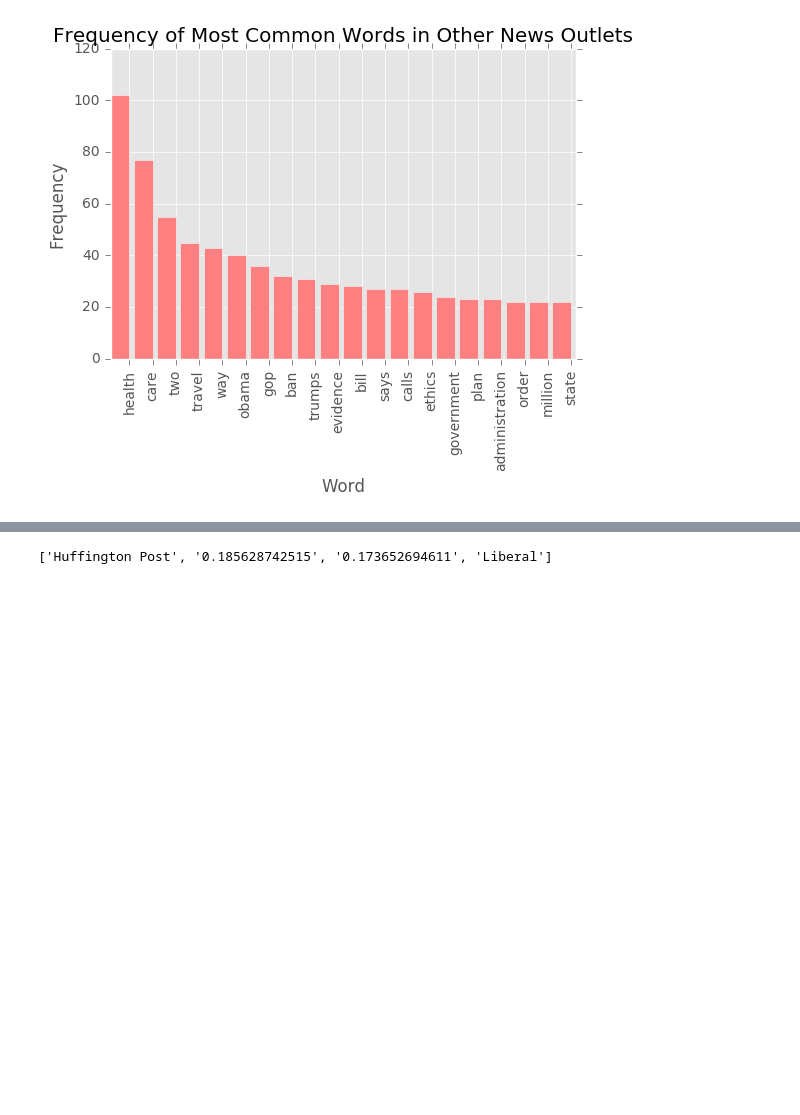
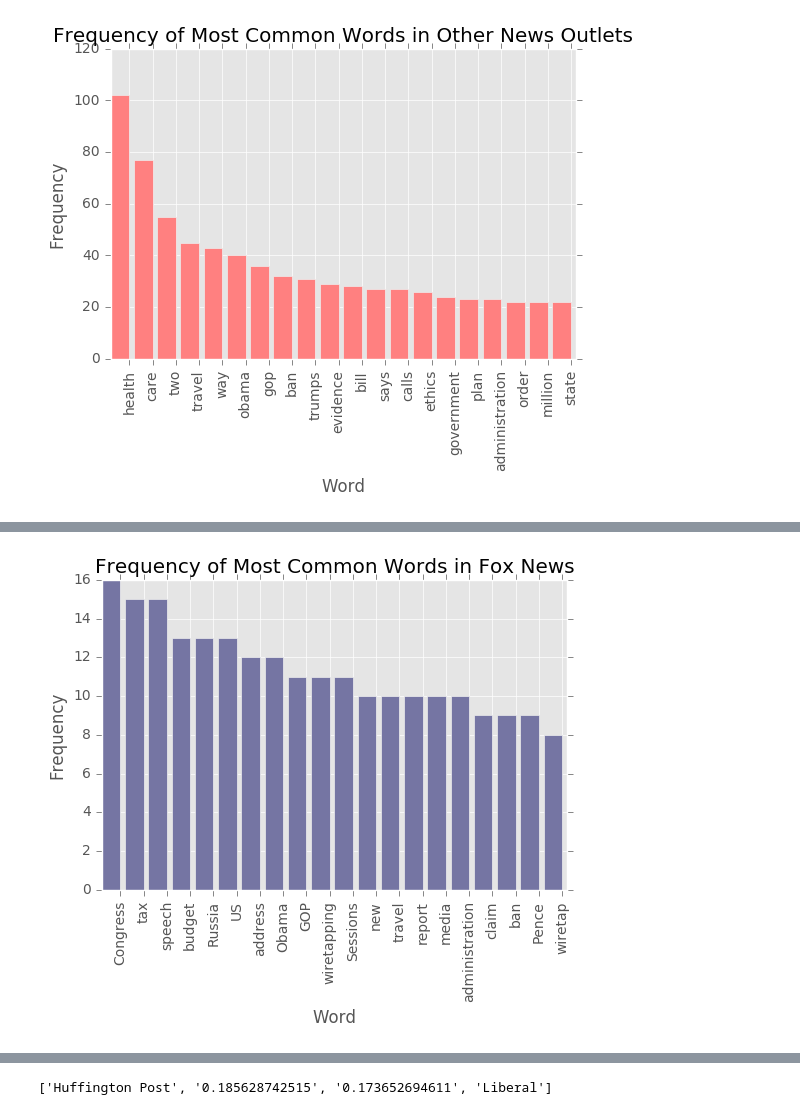
Before and after one commit to noashadmon/sta141bfinal, a Jupyter notebook: nounpolarity-analysis.ipynb, the cells around one changed output, grey strips where cells are left out. Saved outputs shown, nothing was run; the diff lists cells and outputs as text; code cells hidden in the pictures; blank space fills up the shorter version.

```diff
--- a/nounpolarity-analysis.ipynb
+++ b/nounpolarity-analysis.ipynb
@@ -147,0 +210,15 @@ plt.show()
+# %%
+ind = np.arange(20)
+width = 0.8
+fig = plt.figure()
+ax = fig.add_subplot(111)
+
+rects1 = ax.bar(ind, df_fox.ix[:, 1].values, width, color = "#7575a3")
+ax.set_ylabel('Frequency')
+ax.set_xlabel('Word')
+ax.set_xticks(ind+width)
+ax.set_title("Frequency of Most Common Words in Fox News")
+ax.set_xticklabels(df_fox[0], rotation = 90)
+plt.show()
+# %% [output]
+[figure, added]
```
Also changed, not shown: parts of 10 cells of this notebook.
